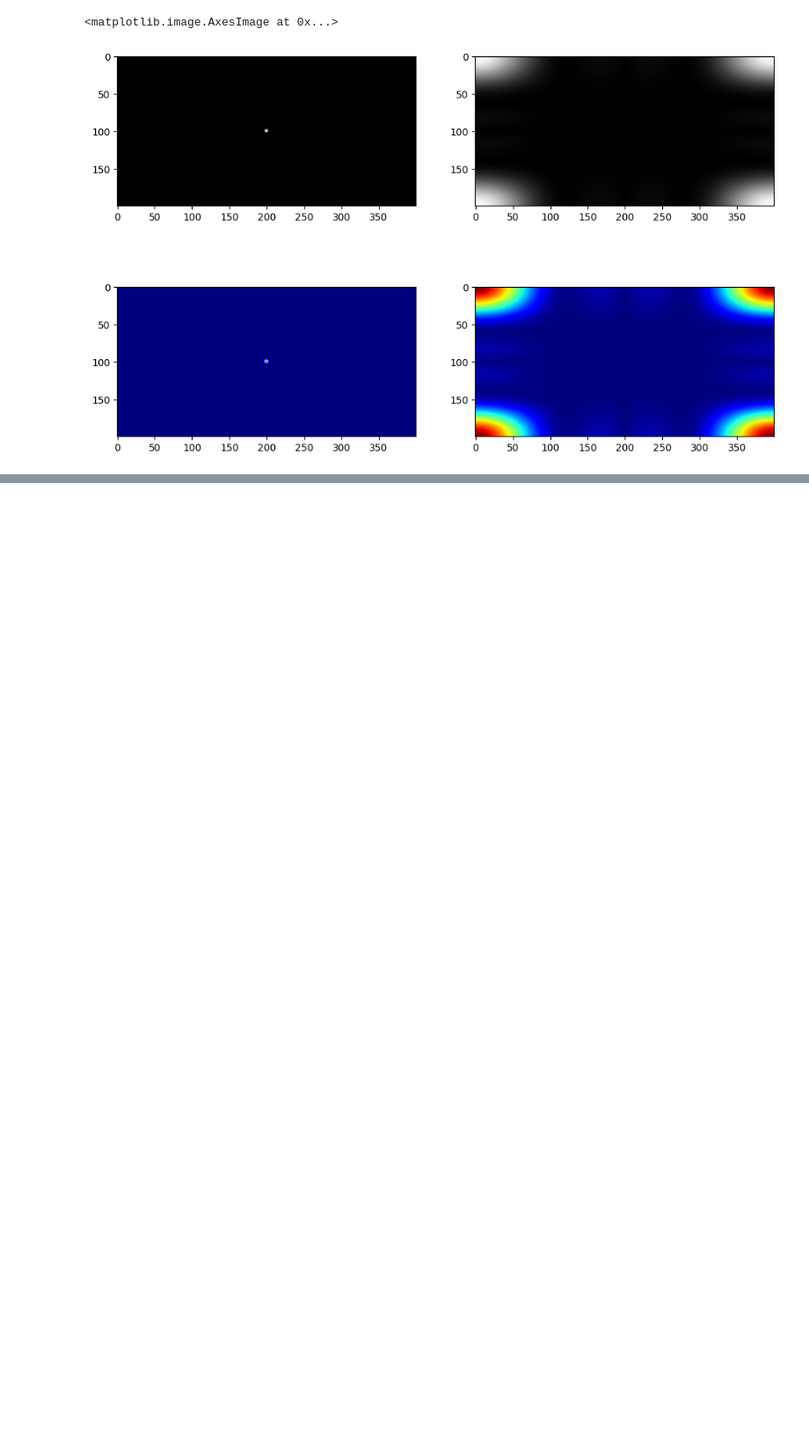
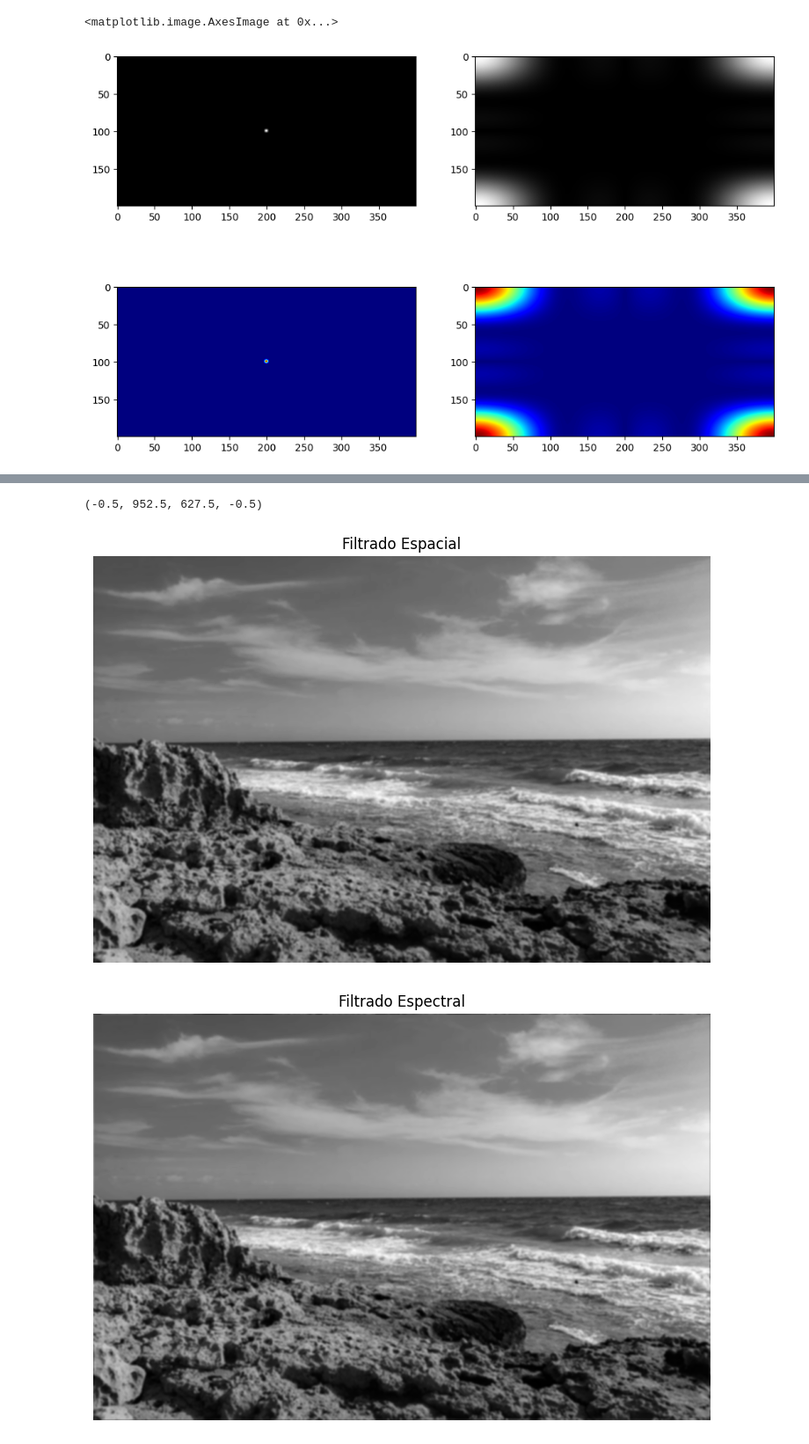
Before and after one commit to fede0ter0/vision_computadora_i, a Jupyter notebook: tp_2/tp_2.ipynb, the cells around one changed output, grey strips where cells are left out. Shown at 88% size. Drawn from its saved outputs; the diff is of its cells as text; code cells hidden in the pictures; blank space fills up the shorter version.

```diff
--- a/tp_2/tp_2.ipynb
+++ b/tp_2/tp_2.ipynb
@@ -48,0 +101,27 @@ plt.imshow(fgf, cmap='jet')
+# %%
+# Aplicamos los filtros
+iW, iH = gray.shape[::-1]
+
+gf, fgf = create_gauss_filter(iH,iW,6,1.5)
+
+# Filtrado espacial
+filtrado_espacial = cv.filter2D(gray, -1, gf)
+plt.figure(figsize=(12, 6))
+plt.imshow(filtrado_espacial,cmap='gray')
+plt.title('Filtrado Espacial')
+plt.axis('off')
+
+# Filtardo espectral
+shifted_img_fft = np.fft.fftshift(np.fft.fft2(gray))
+filtrado_spectral = shifted_img_fft *  np.fft.fftshift(fgf)
+f_ishift = np.fft.ifftshift(filtrado_spectral)
+fil_spec_esp = np.real(np.fft.ifft2(f_ishift))
+fil_int = np.uint8(fil_spec_esp)
+plt.figure(figsize=(12, 6))
+plt.imshow(fil_spec_esp,cmap='gray')
+plt.title('Filtrado Espectral')
+plt.axis('off')
+# %% [output]
+(-0.5, 952.5, 627.5, -0.5)
+[figure, added]
+[figure, added]
```
Also changed, not shown: parts of 14 cells of this notebook.
